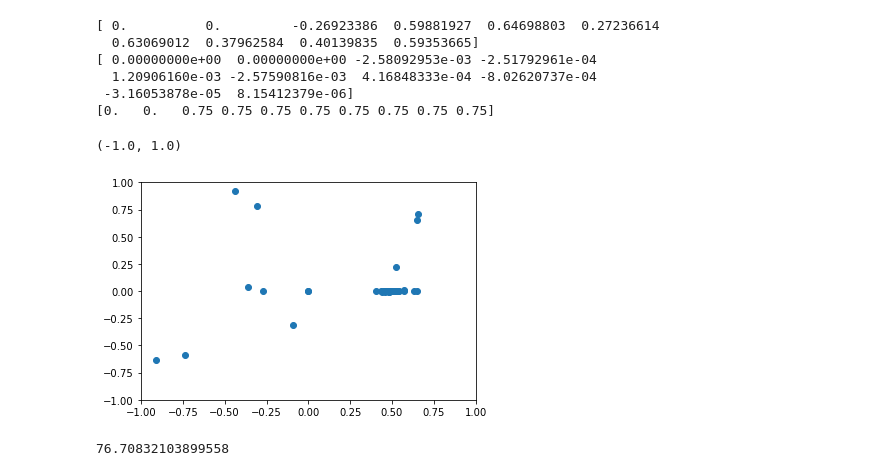
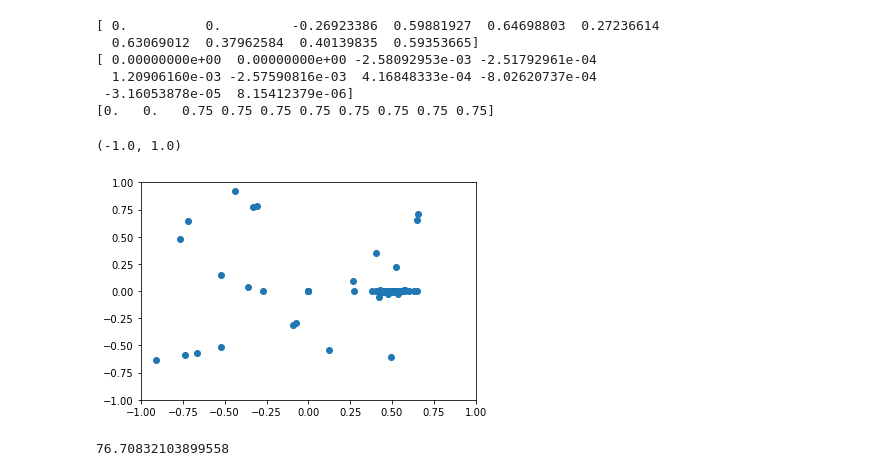
Before and after one commit to FrankK20/acoular, a Jupyter notebook: acoular/notebook/BeamformerEA demo.ipynb, the cells around one changed output. Drawn from its saved outputs; the diff is of its cells as text; code cells hidden in the pictures.

```diff
--- a/acoular/notebook/BeamformerEA demo.ipynb
+++ b/acoular/notebook/BeamformerEA demo.ipynb
@@ -86,12 +86,12 @@ print(bea._gpos[2,:10])
  -3.16053878e-05  8.15412379e-06]
 [0.   0.   0.75 0.75 0.75 0.75 0.75 0.75 0.75 0.75]
 # %%
-plt.scatter(bea._gpos[0,::2],bea._gpos[1,::2])
+plt.scatter(bea._gpos[0,::],bea._gpos[1,::])
 plt.xlim(-1,1)
 plt.ylim(-1,1)
 # %% [output]
 (-1.0, 1.0)
-[figure, old version]
+[figure, new version]
 # %%
 L_p(sum(res_BEA))
 # %% [output]
```
Also changed, not shown: parts of 1 cell of this notebook.
